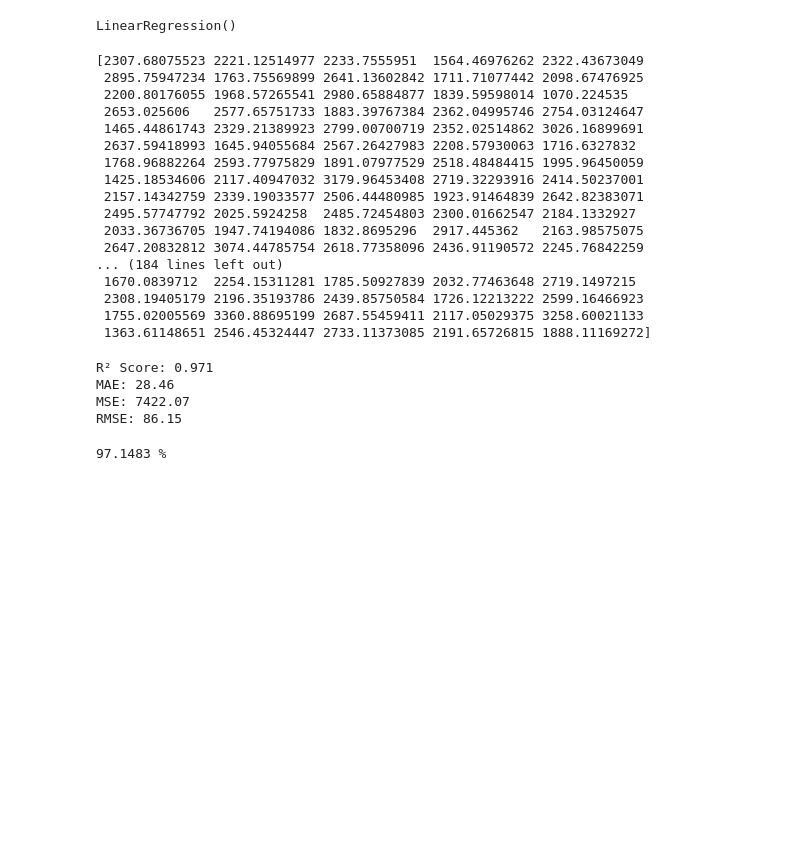
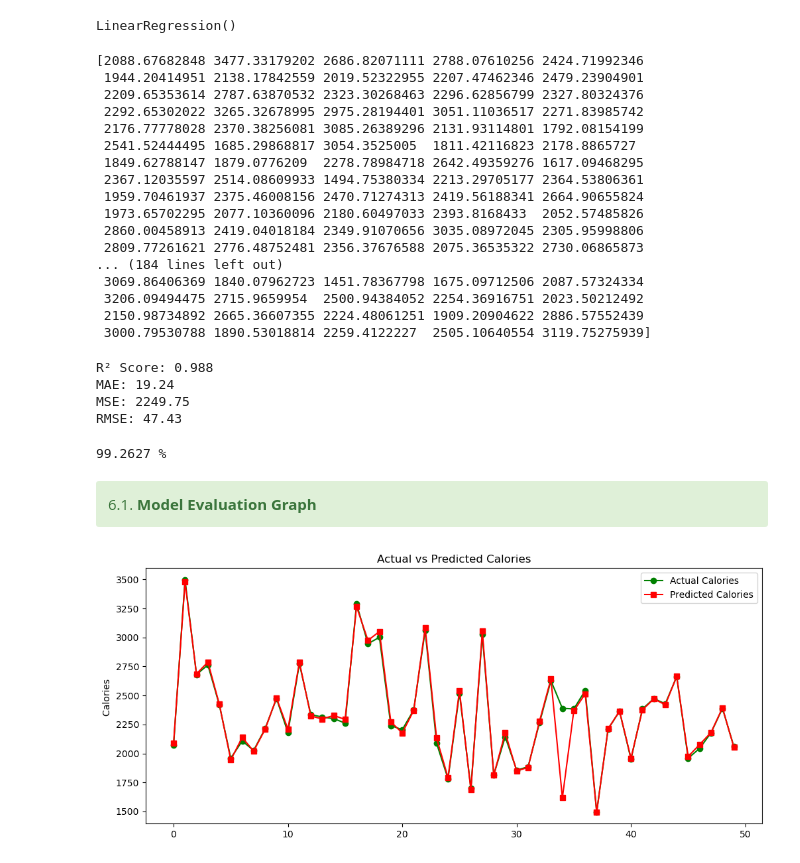
Before and after one commit to ShumailaMaryam062/Fall-25-AI-Lab-Project, a Jupyter notebook: preprocessing.ipynb, the cells around one changed output. Saved outputs shown, nothing was run; the diff lists cells and outputs as text; code cells hidden in the pictures; blank space fills up the shorter version.

Commit message:
Model accuracy enhanced

```diff
--- a/preprocessing.ipynb
+++ b/preprocessing.ipynb
@@ -385,7 +305,7 @@ Index(['User_ID', 'Age', 'Gender', 'Body_Mass', 'Height', 'Steps',
 X = df.drop('Calories', axis=1)
 Y = df['Calories']
 # %%
-train_x, test_X, train_y, test_y = train_test_split(X, Y, test_size=0.2, shuffle=False)
+train_x, test_X, train_y, test_y = train_test_split(X, Y, test_size=0.2, shuffle=True)
 # %%
 print(train_x.shape, train_y.shape)
 print(test_X.shape, test_y.shape)
@@ -408,23 +328,23 @@ predictions = model_rf.predict(test_X)
 model_pred_rf = predictions
 print(predictions)
 # %% [output]
-[2307.68075523 2221.12514977 2233.7555951  1564.46976262 2322.43673049
- 2895.75947234 1763.75569899 2641.13602842 1711.71077442 2098.67476925
- 2200.80176055 1968.57265541 2980.65884877 1839.59598014 1070.224535
- 2653.025606   2577.65751733 1883.39767384 2362.04995746 2754.03124647
- 1465.44861743 2329.21389923 2799.00700719 2352.02514862 3026.16899691
- 2637.59418993 1645.94055684 2567.26427983 2208.57930063 1716.6327832
- 1768.96882264 2593.77975829 1891.07977529 2518.48484415 1995.96450059
- 1425.18534606 2117.40947032 3179.96453408 2719.32293916 2414.50237001
- 2157.14342759 2339.19033577 2506.44480985 1923.91464839 2642.82383071
- 2495.57747792 2025.5924258  2485.72454803 2300.01662547 2184.1332927
- 2033.36736705 1947.74194086 1832.8695296  2917.445362   2163.98575075
- 2647.20832812 3074.44785754 2618.77358096 2436.91190572 2245.76842259
+[2088.67682848 3477.33179202 2686.82071111 2788.07610256 2424.71992346
+ 1944.20414951 2138.17842559 2019.52322955 2207.47462346 2479.23904901
+ 2209.65353614 2787.63870532 2323.30268463 2296.62856799 2327.80324376
+ 2292.65302022 3265.32678995 2975.28194401 3051.11036517 2271.83985742
+ 2176.77778028 2370.38256081 3085.26389296 2131.93114801 1792.08154199
+ 2541.52444495 1685.29868817 3054.3525005  1811.42116823 2178.8865727
+ 1849.62788147 1879.0776209  2278.78984718 2642.49359276 1617.09468295
+ 2367.12035597 2514.08609933 1494.75380334 2213.29705177 2364.53806361
+ 1959.70461937 2375.46008156 2470.71274313 2419.56188341 2664.90655824
+ 1973.65702295 2077.10360096 2180.60497033 2393.8168433  2052.57485826
+ 2860.00458913 2419.04018184 2349.91070656 3035.08972045 2305.95998806
+ 2809.77261621 2776.48752481 2356.37676588 2075.36535322 2730.06865873
 ... (184 lines left out)
- 1670.0839712  2254.15311281 1785.50927839 2032.77463648 2719.1497215
- 2308.19405179 2196.35193786 2439.85750584 1726.12213222 2599.16466923
- 1755.02005569 3360.88695199 2687.55459411 2117.05029375 3258.60021133
- 1363.61148651 2546.45324447 2733.11373085 2191.65726815 1888.11169272]
+ 3069.86406369 1840.07962723 1451.78367798 1675.09712506 2087.57324334
+ 3206.09494475 2715.9659954  2500.94384052 2254.36916751 2023.50212492
+ 2150.98734892 2665.36607355 2224.48061251 1909.20904622 2886.57552439
+ 3000.79530788 1890.53018814 2259.4122227  2505.10640554 3119.75275939]
 # %%
 r2 = r2_score(test_y, predictions)
 mae = mean_absolute_error(test_y, predictions)
@@ -436,15 +356,29 @@ print(f"MAE: {mae:.2f}")
 print(f"MSE: {mse:.2f}")
 print(f"RMSE: {rmse:.2f}")
 # %% [output]
-R² Score: 0.971
-MAE: 28.46
-MSE: 7422.07
-RMSE: 86.15
+R² Score: 0.988
+MAE: 19.24
+MSE: 2249.75
+RMSE: 47.43
 # %%
 model_acc_rf = r2
 print(round(model_acc_rf * 100, 4), "%")
 # %% [output]
-97.1483 %
+99.2627 %
+# %% [markdown]
+<div class="alert alert-block alert-success">
+    6.1. <b>Model Evaluation Graph</b>
+</div>
+# %%
+plt.figure(figsize=(12, 5))
+plt.plot(test_y.values[:50], color='green', marker='o', label='Actual Calories')
+plt.plot(predictions[:50], color='red', marker='s', label='Predicted Calories')
+plt.ylabel('Calories ')
+plt.title('Actual vs Predicted Calories')
+plt.legend()
+plt.show()
+# %% [output]
+[figure, added]
 # %%
 pickle.dump(model_rf, open('model_rf.pkl', 'wb'))
 # %%
```
Also changed, not shown: parts of 26 cells of this notebook, 7 other files.
